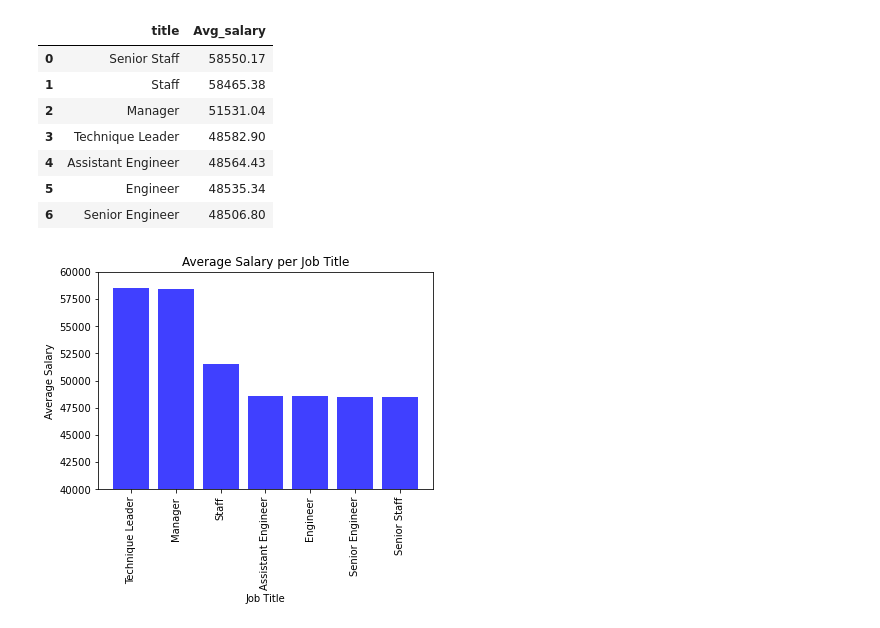
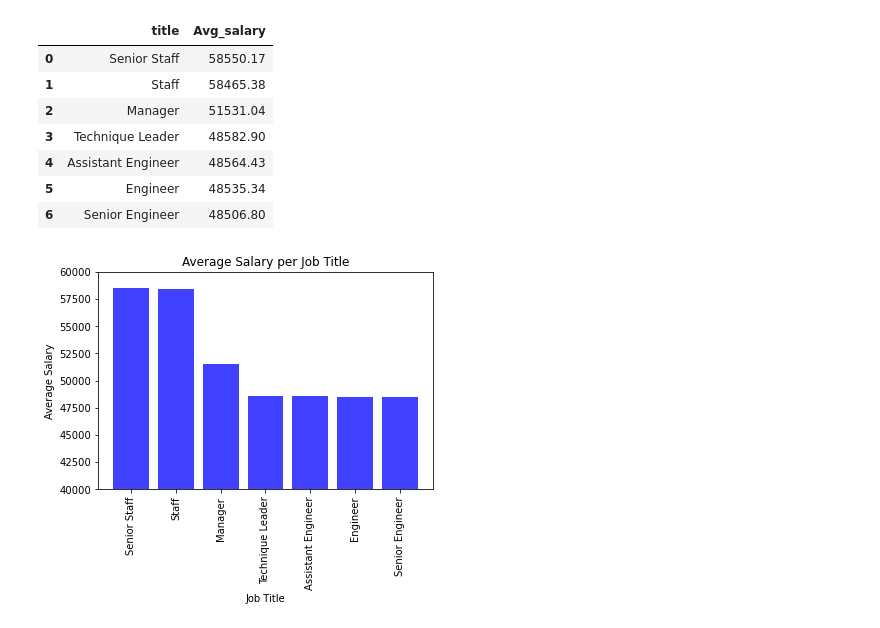
Before and after one commit to Trevor-Velez/sql-challenge, a Jupyter notebook: EmployeeSQL/Bonus.ipynb, the cells around one changed output. Drawn from its saved outputs; the diff is of its cells as text; code cells hidden in the pictures.

Commit message:
Fixed Bar Chart

```diff
--- a/EmployeeSQL/Bonus.ipynb
+++ b/EmployeeSQL/Bonus.ipynb
@@ -74,20 +74,20 @@ query
 # %%
 # Creating a bar chart to visualize average salary by job title
 
-title = query["title"].value_counts().index.tolist()
+title = query["title"].tolist()
 avg_sal = query["Avg_salary"].tolist()
 
 x_axis = np.arange(len(title))
 
 plt.bar(x_axis, avg_sal, color='b', align = 'center', alpha = .75)
 
 tick_locations = [value for value in x_axis]
 plt.xticks(tick_locations, title, rotation="vertical")
 
 plt.xlabel("Job Title")
 plt.ylabel("Average Salary")
 plt.title("Average Salary per Job Title")
 plt.ylim(40000, 60000)
 plt.show()
 # %% [output]
-[figure, old version]
+[figure, new version]
```
